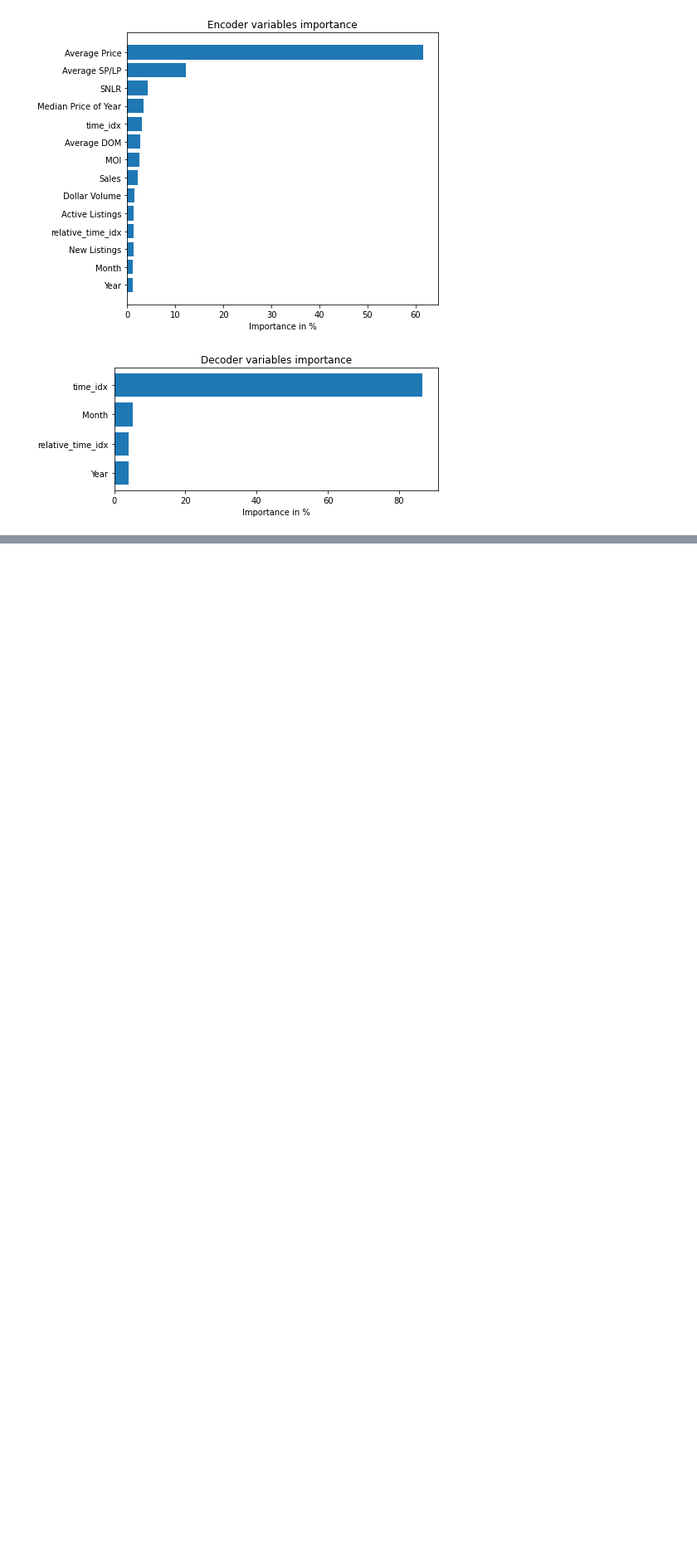
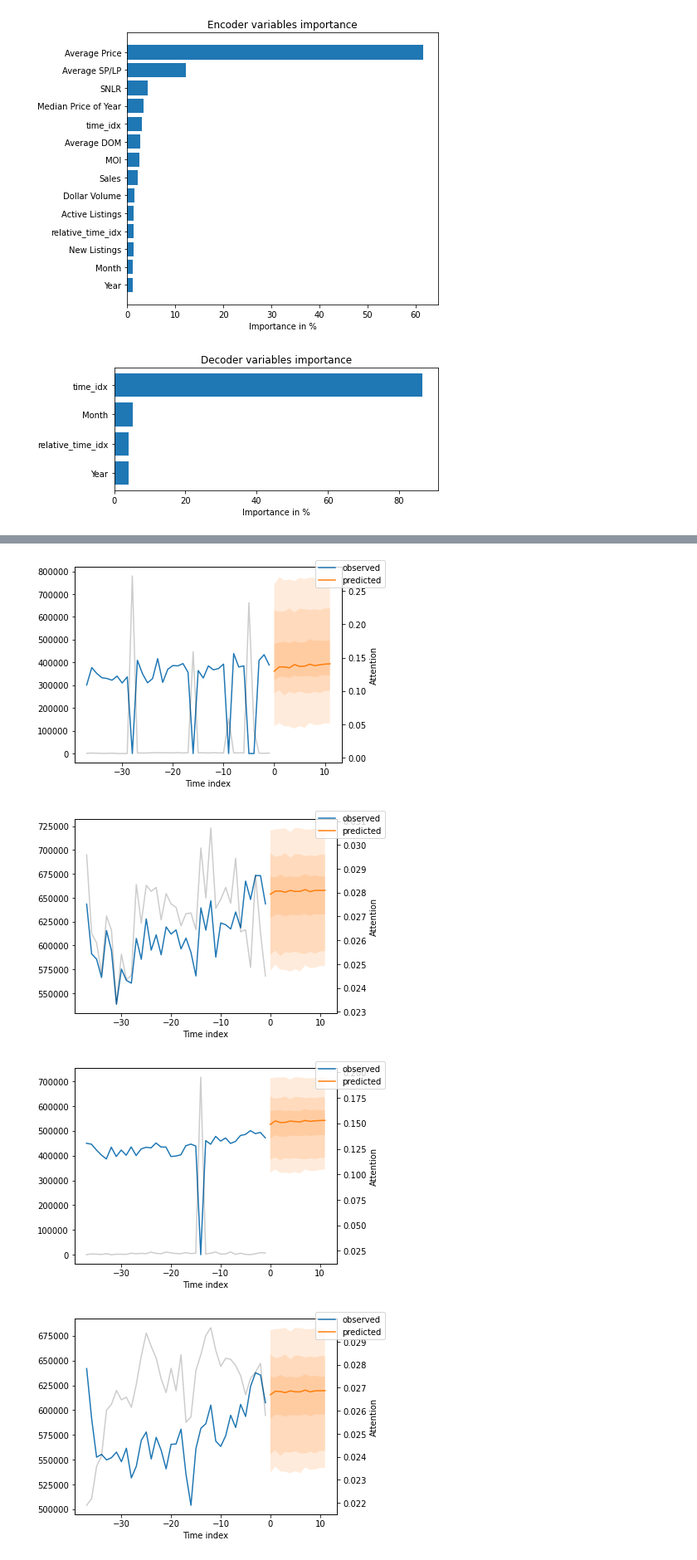
Before and after one commit to michaelarman/GTA_Housing, a Jupyter notebook: Housing Forecasting.ipynb, the cells around one changed output, grey strips where cells are left out. Shown at 83% size. Drawn from its saved outputs; the diff is of its cells as text; code cells hidden in the pictures; blank space fills up the shorter version.

```diff
--- a/Housing Forecasting.ipynb
+++ b/Housing Forecasting.ipynb
@@ -685,3 +359,6 @@ tensor(138830.2812)
+# %%
+for idx in range(10):  # plot 10 examples
+    best_model.plot_prediction(x, raw_predictions, idx=idx, add_loss_to_title=True);
 # %%
 plot_cols = ['Sales', 'Average Price', 'New Listings', 'SNLR', 'Average DOM']
 plot_features = df[plot_cols]
@@ -1136,0 +1091,20 @@ best_tft.plot_interpretation(interpretation)
+# %%
+# select last 24 months from data (max_encoder_length is 24)
+encoder_data = df[lambda x: x.time_idx > x.time_idx.max() - max_encoder_length]
+
+# select last known data point and create decoder data from it by repeating it and incrementing the month
+last_data = df[lambda x: x.time_idx == x.time_idx.max()]
+decoder_data = pd.concat(
+    [last_data.assign(date=lambda x: x.Date + pd.offsets.MonthBegin(i)) for i in range(1, max_prediction_length + 1)],
+    ignore_index=True,
+)
+
+# add time index consistent with "data"
+decoder_data["time_idx"] = decoder_data["Date"].dt.year * 12 + decoder_data["Date"].dt.month
+decoder_data["time_idx"] += encoder_data["time_idx"].max() + 1 - decoder_data["time_idx"].min()
+
+# adjust additional time feature(s)
+decoder_data["Month"] = decoder_data.Date.dt.month.astype(str).astype("category")  # categories have be strings
+
+# combine encoder and decoder data
+new_prediction_data = pd.concat([encoder_data, decoder_data], ignore_index=True)
@@ -1136,0 +1119,10 @@ best_tft.plot_interpretation(interpretation)
+# %%
+new_raw_predictions, new_x = best_tft.predict(new_prediction_data, mode="raw", return_x=True)
+
+for idx in range(10):  # plot 10 examples
+    best_tft.plot_prediction(new_x, new_raw_predictions, idx=idx, show_future_observed=False);
+# %% [output]
+[figure, added]
+[figure, added]
+[figure, added]
+[figure, added]
```
Also changed, not shown: parts of 86 cells of this notebook.
